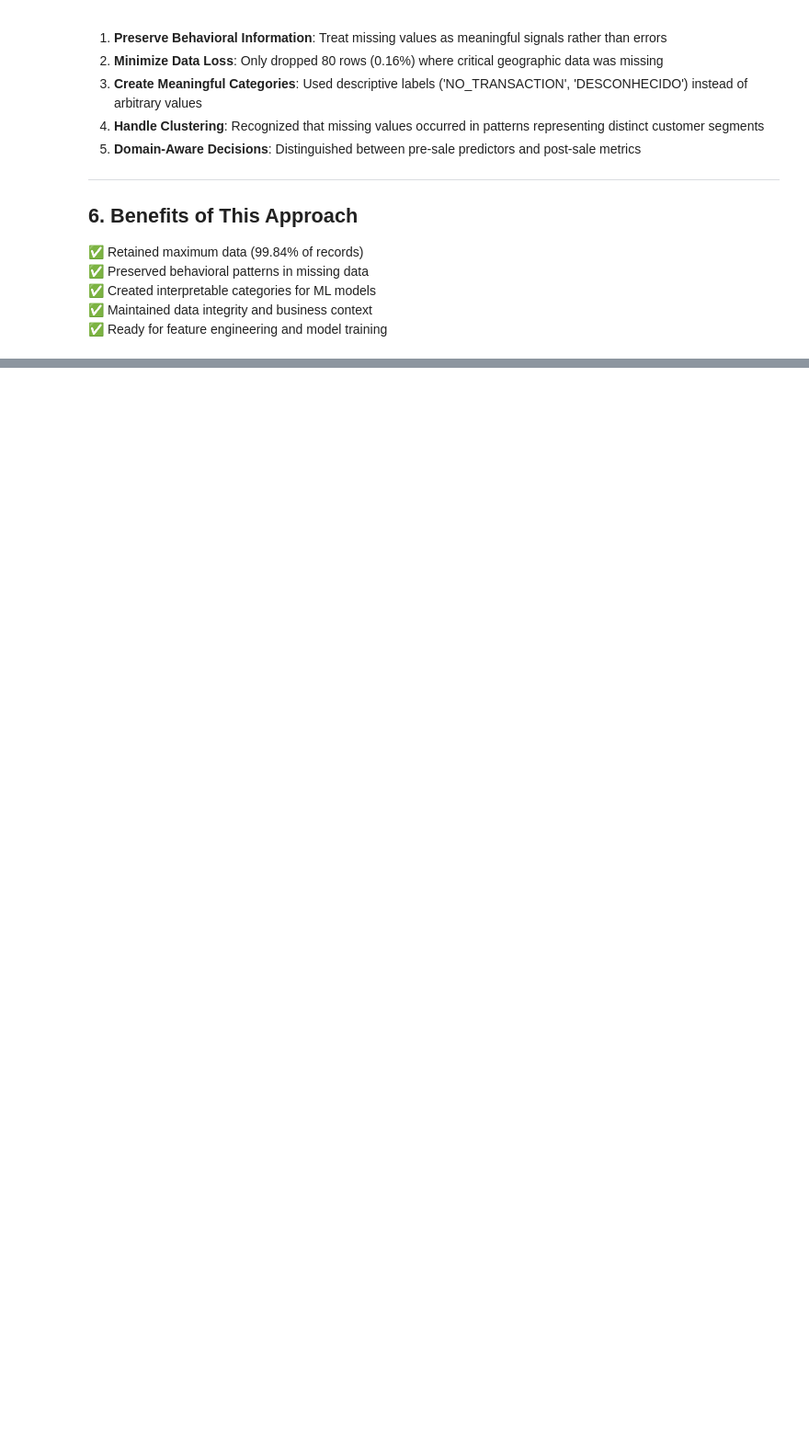
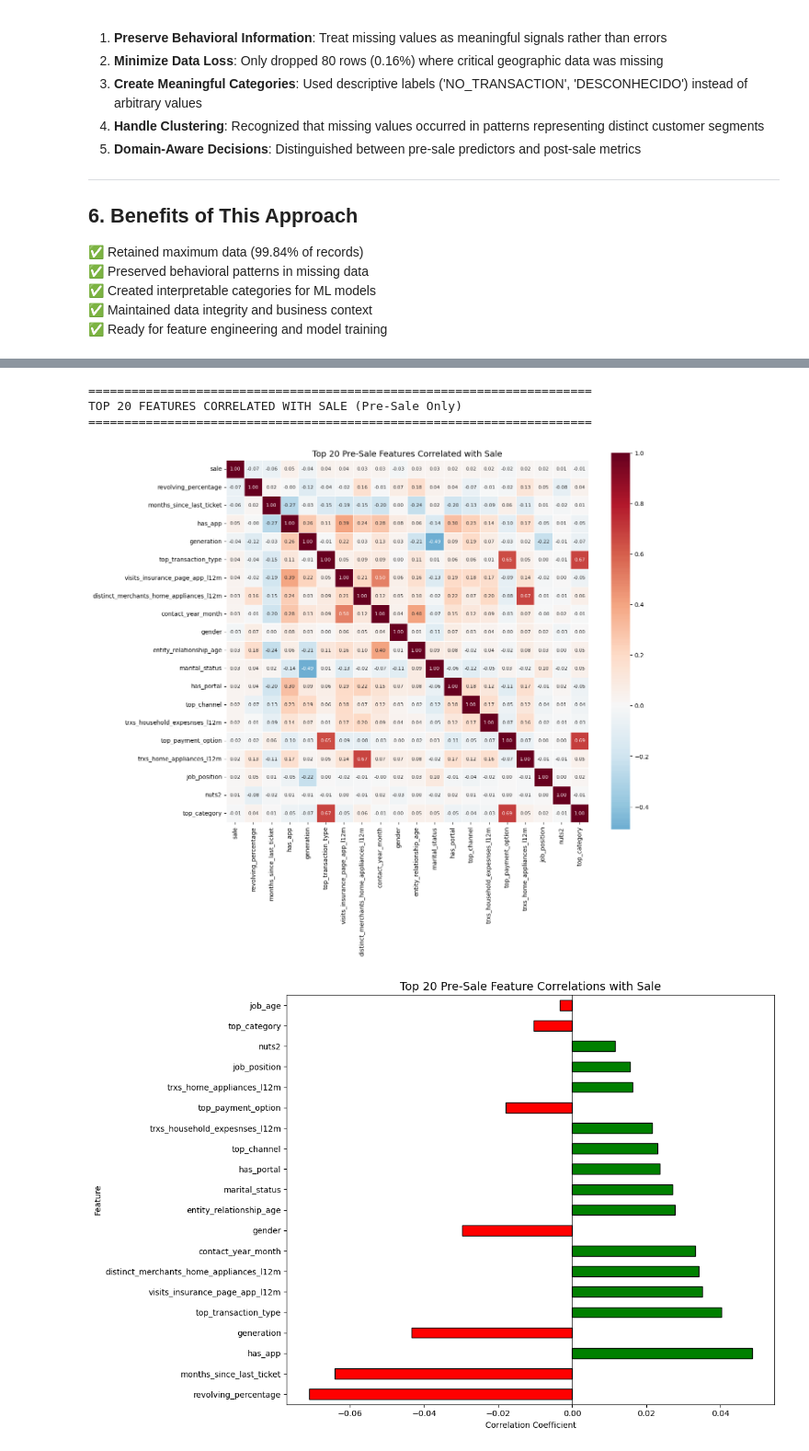
Before and after one commit to mjorgecruz/Machine_Learning_for_Hardware, a Jupyter notebook: Teresa/analysis.ipynb, the cells around one changed output, grey strips where cells are left out. Shown at 92% size. Drawn from its saved outputs; the diff is of its cells as text; code cells hidden in the pictures; blank space fills up the shorter version.

```diff
--- a/Teresa/analysis.ipynb
+++ b/Teresa/analysis.ipynb
@@ -885,0 +1332,34 @@ CURRENT_STATUS
+# %%
+# Step 5: Focused heatmap - TOP 20 features correlated with sale
+print("="*70)
+print("TOP 20 FEATURES CORRELATED WITH SALE (Pre-Sale Only)")
+print("="*70)
+
+# Get top 20 features most correlated with sale (by absolute value)
+# sale_corr already excludes post-sale columns from previous cell
+top_features = ['sale'] + sale_corr.head(19).index.tolist()
+
+plt.figure(figsize=(14, 12))
+sns.heatmap(df_encoded[top_features].corr(), annot=True, cmap='RdBu_r',
+            center=0, fmt='.2f', square=True, linewidths=0.5,
+            annot_kws={'size': 8})
+plt.title('Top 20 Pre-Sale Features Correlated with Sale', fontsize=14)
+plt.tight_layout()
+plt.show()
+
+# Bar chart of correlations with sale
+plt.figure(figsize=(12, 8))
+colors = ['green' if x > 0 else 'red' for x in sale_corr.head(20)]
+sale_corr.head(20).plot(kind='barh', color=colors, edgecolor='black')
+plt.axvline(x=0, color='black', linestyle='-', linewidth=0.5)
+plt.title('Top 20 Pre-Sale Feature Correlations with Sale', fontsize=14)
+plt.xlabel('Correlation Coefficient')
+plt.ylabel('Feature')
+plt.tight_layout()
+plt.show()
+# %% [output]
+======================================================================
+TOP 20 FEATURES CORRELATED WITH SALE (Pre-Sale Only)
+======================================================================
+[figure, added]
+[figure, added]
```
Also changed, not shown: parts of 43 cells of this notebook.
